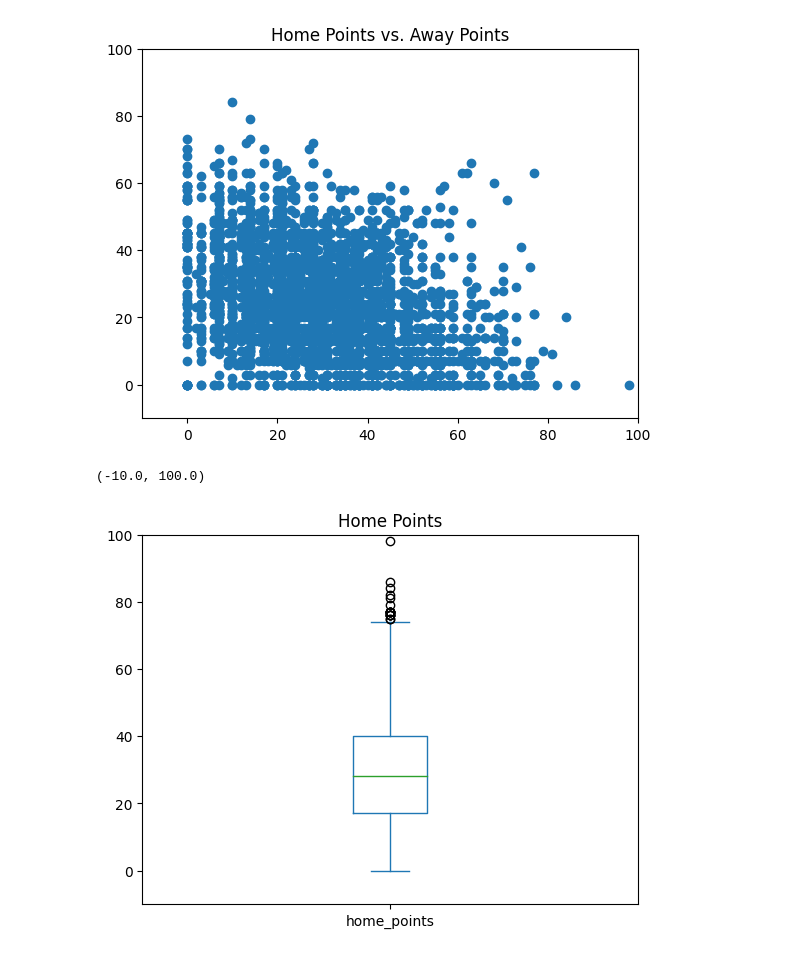
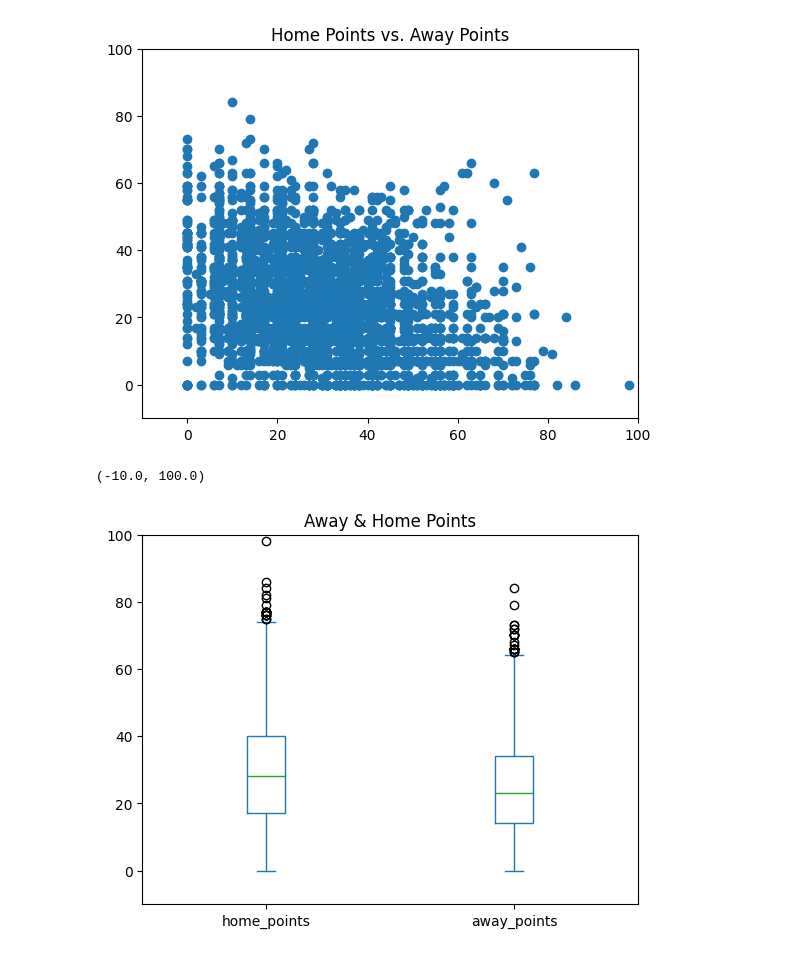
Before and after one commit to wjurden/college-football-project, a Jupyter notebook: code/eda.ipynb, the cells around one changed output. Saved outputs shown, nothing was run; the diff lists cells and outputs as text; code cells hidden in the pictures.

Commit message:
Update eda.ipynb
Updating the box plot to have both home and away on the same figure.

```diff
--- a/code/eda.ipynb
+++ b/code/eda.ipynb
@@ -56,9 +56,9 @@ plt.ylim([-10, 100])
 (-10.0, 100.0)
 [figure]
 # %%
-plt.title('Home Points')
-game_data['home_points'].plot(kind='box')
+game_data[['home_points', 'away_points']].plot(kind='box')
+plt.title('Away & Home Points')
 plt.ylim([-10, 100])
 # %% [output]
 (-10.0, 100.0)
-[figure, old version]
+[figure, new version]
```
Also changed, not shown: parts of 2 cells of this notebook.
